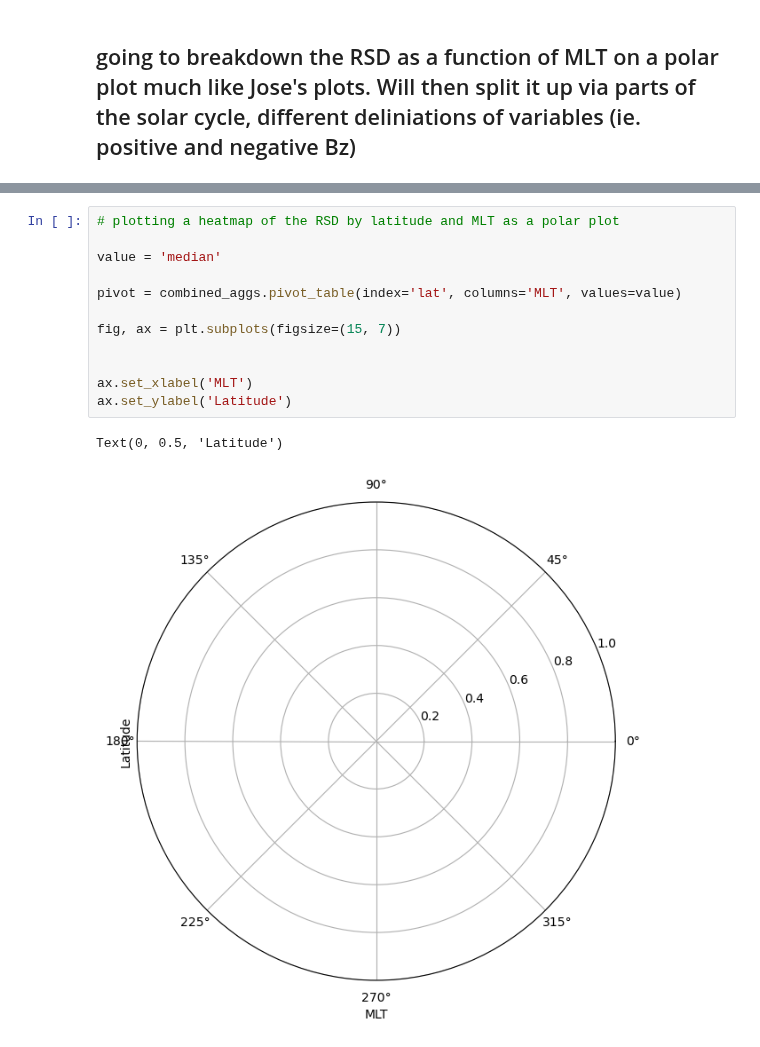
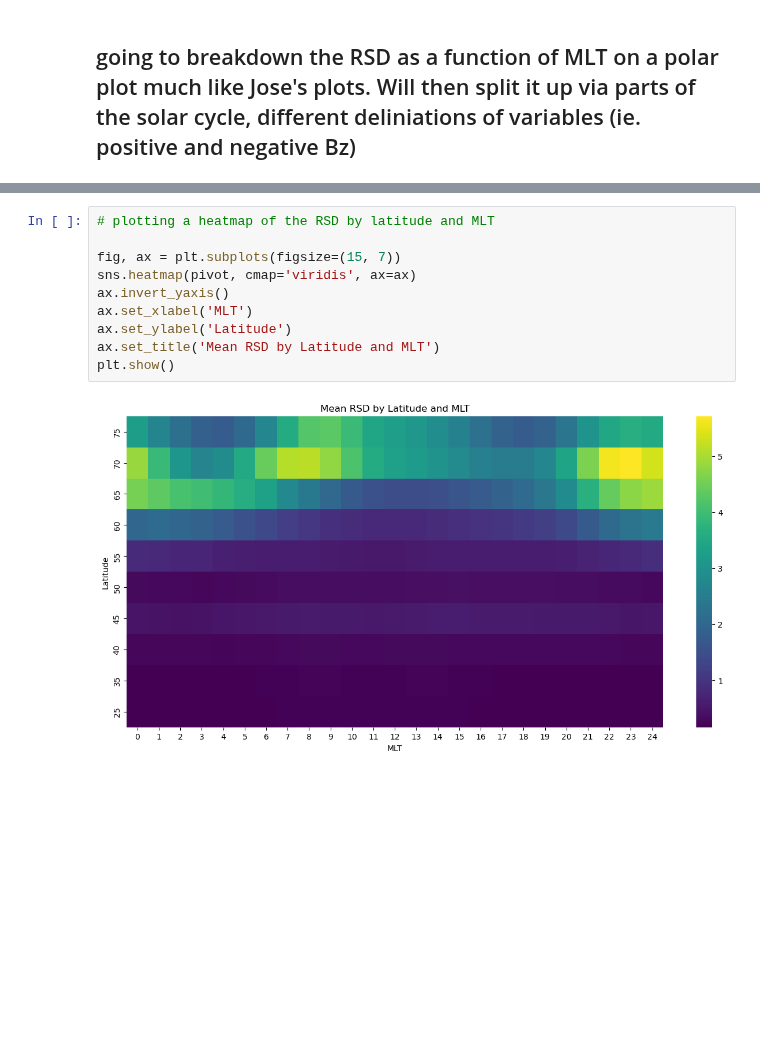
Before and after one commit to mikecoughlan/examining_twins_and_supermag, a Jupyter notebook: rsd_statistics.ipynb, the cells around one changed output, grey strips where cells are left out. Saved outputs shown, nothing was run; the diff lists cells and outputs as text; blank space fills up the shorter version.

```diff
--- a/rsd_statistics.ipynb
+++ b/rsd_statistics.ipynb
@@ -70,15 +143,12 @@ for lat in lat_dict:
 # %%
-# plotting a heatmap of the RSD by latitude and MLT as a polar plot
-
-value = 'median'
-
-pivot = combined_aggs.pivot_table(index='lat', columns='MLT', values=value)
+# plotting a heatmap of the RSD by latitude and MLT
 
 fig, ax = plt.subplots(figsize=(15, 7))
-
-
+sns.heatmap(pivot, cmap='viridis', ax=ax)
+ax.invert_yaxis()
 ax.set_xlabel('MLT')
 ax.set_ylabel('Latitude')
+ax.set_title('Mean RSD by Latitude and MLT')
+plt.show()
 # %% [output]
-Text(0, 0.5, 'Latitude')
-[figure, old version]
+[figure, new version]
```
Also changed, not shown: parts of 6 cells of this notebook, 1 other file.
